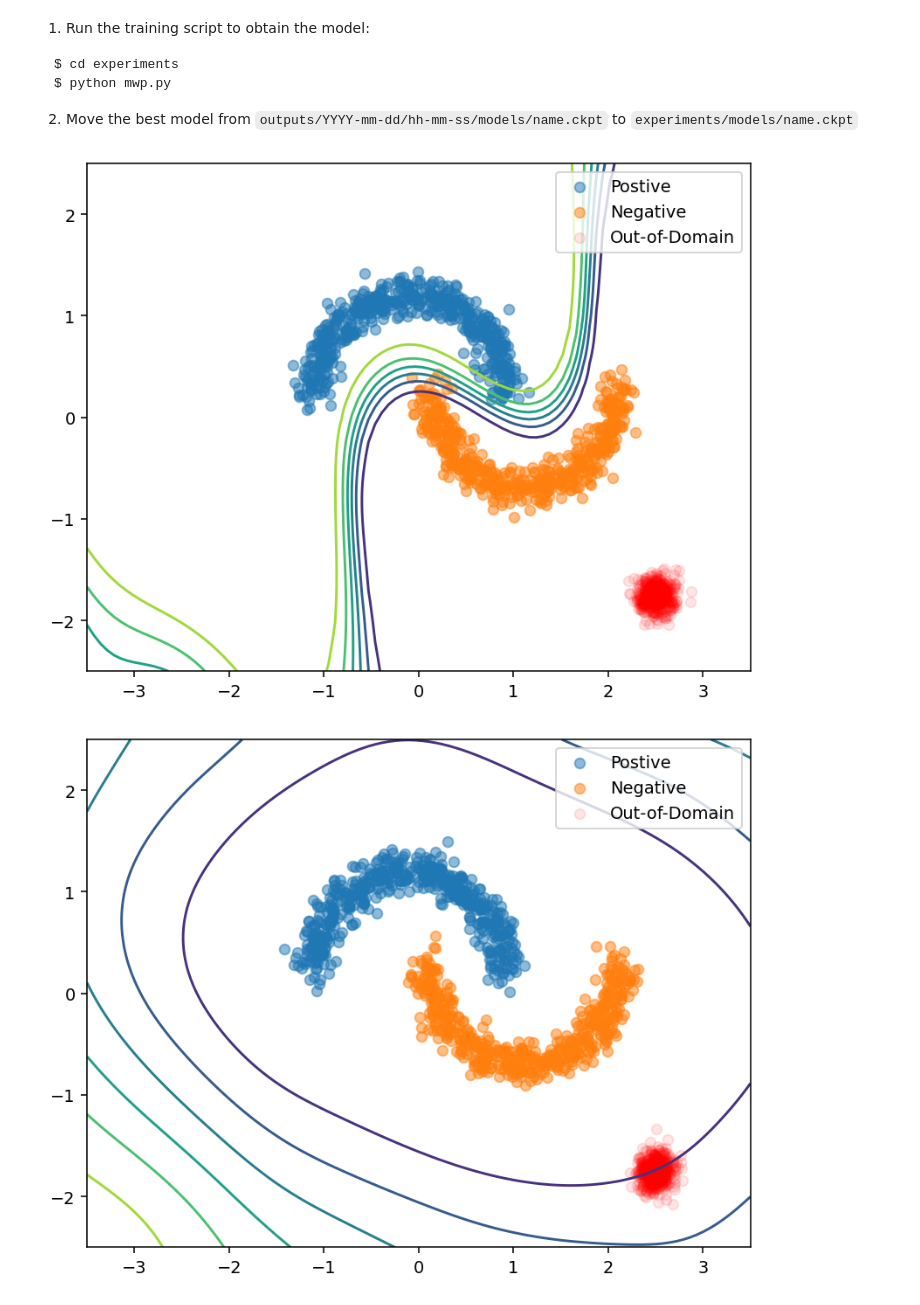
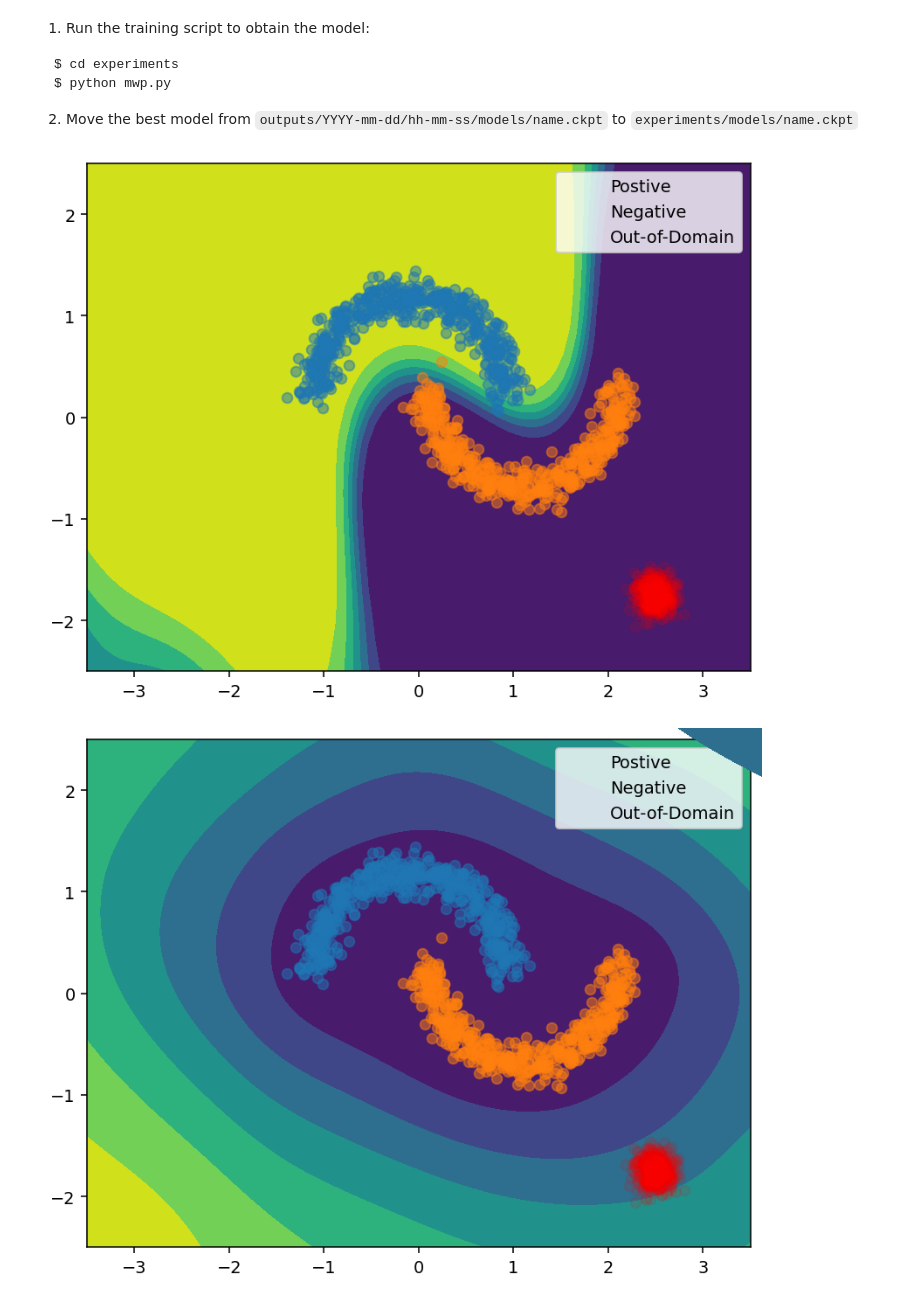
Before and after one commit to alartum/sngp-pytorch, a Jupyter notebook: experiments/mwp.ipynb, the cells around one changed output. Drawn from its saved outputs; the diff is of its cells as text; code cells hidden in the pictures.

```diff
--- a/experiments/mwp.ipynb
+++ b/experiments/mwp.ipynb
@@ -121,20 +121,11 @@ logits, variances = model(
 
 probs = logits.detach().softmax(dim=-1).numpy()
 variances = variances.numpy()
-unc = variances / variances.max()
+unc = np.sqrt(variances / variances.max())
 # %%
-# Load the train, test and OOD datasets.
-train_examples, train_labels = make_training_data(sample_size=500)
-test_examples = make_testing_data()
-ood_examples = make_ood_data(sample_size=500)
-
-# Visualize
-pos_examples = train_examples[train_labels == 0]
-neg_examples = train_examples[train_labels == 1]
-
 fig, ax = plt.subplots(1, 1, figsize=(7, 5.5))
 
-ax.contour(
+ax.contourf(
     xx,
     yy,
     probs[:, 0].reshape(DEFAULT_N_GRID, DEFAULT_N_GRID),
@@ -151,34 +142,21 @@ ax.set_xlim(DEFAULT_X_RANGE)
 
 plt.show()
 # %% [output]
-[figure, old version]
+[figure, new version]
 # %%
-# Load the train, test and OOD datasets.
-train_examples, train_labels = make_training_data(sample_size=500)
-test_examples = make_testing_data()
-ood_examples = make_ood_data(sample_size=500)
-
-# Visualize
-pos_examples = train_examples[train_labels == 0]
-neg_examples = train_examples[train_labels == 1]
-
 fig, ax = plt.subplots(1, 1, figsize=(7, 5.5))
 
-ax.contour(
-    xx,
-    yy,
-    unc.reshape(DEFAULT_N_GRID, DEFAULT_N_GRID),
-)
+ax.contourf(xx, yy, unc.reshape(DEFAULT_N_GRID, DEFAULT_N_GRID))
 
 ax.scatter(pos_examples[:, 0], pos_examples[:, 1], c="C0", alpha=0.5)
 ax.scatter(neg_examples[:, 0], neg_examples[:, 1], c="C1", alpha=0.5)
 ax.scatter(ood_examples[:, 0], ood_examples[:, 1], c="red", alpha=0.1)
 
 ax.legend(["Postive", "Negative", "Out-of-Domain"])
 
 ax.set_ylim(DEFAULT_Y_RANGE)
 ax.set_xlim(DEFAULT_X_RANGE)
 
 plt.show()
 # %% [output]
-[figure, old version]
+[figure, new version]
```
Also changed, not shown: parts of 1 cell of this notebook, 1 other file.
